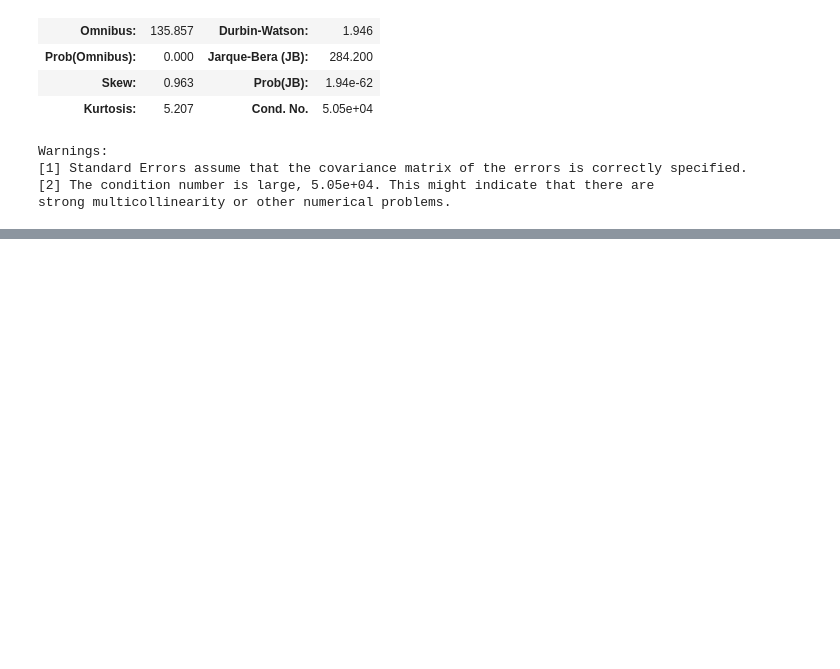
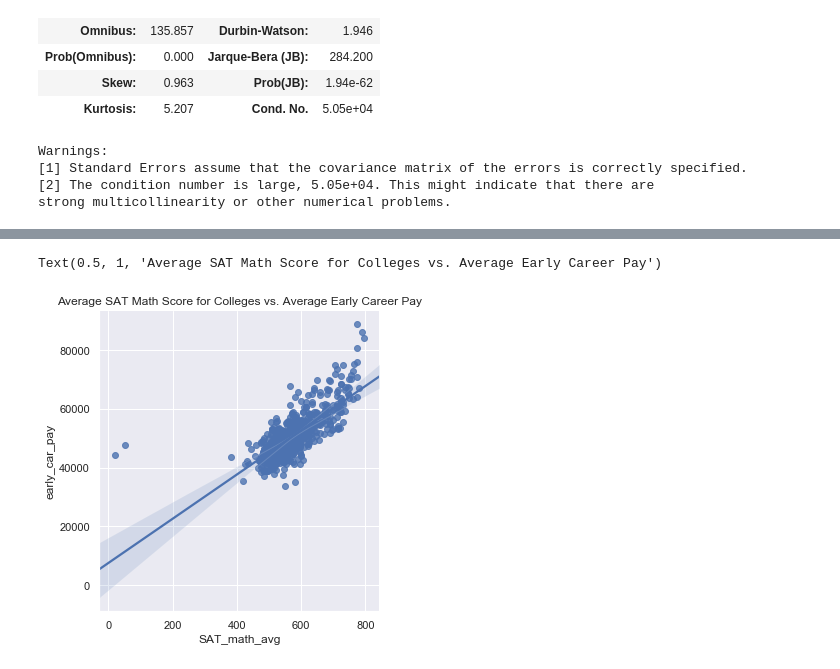
Before and after one commit to gseemann/College_Stats_Test, a Jupyter notebook: Sasha_EDA.ipynb, the cells around one changed output, grey strips where cells are left out. Cells and saved outputs as stored; diff of their text form; code cells hidden in the pictures; blank space fills up the shorter version.

```diff
--- a/Sasha_EDA.ipynb
+++ b/Sasha_EDA.ipynb
@@ -619,0 +650,8 @@ Text(0.5, 1, 'Room and Board Cost of US Colleges vs. Average Early Career Pay')
+# %%
+sns.lmplot('SAT_math_avg','early_car_pay',data= SAT_COST_PAY_df)
+sns.set(rc={'figure.figsize':(50,15)})
+ax = plt.gca()
+ax.set_title("Average SAT Math Score for Colleges vs. Average Early Career Pay")
+# %% [output]
+Text(0.5, 1, 'Average SAT Math Score for Colleges vs. Average Early Career Pay')
+[figure, added]
```
Also changed, not shown: parts of 9 cells of this notebook.
